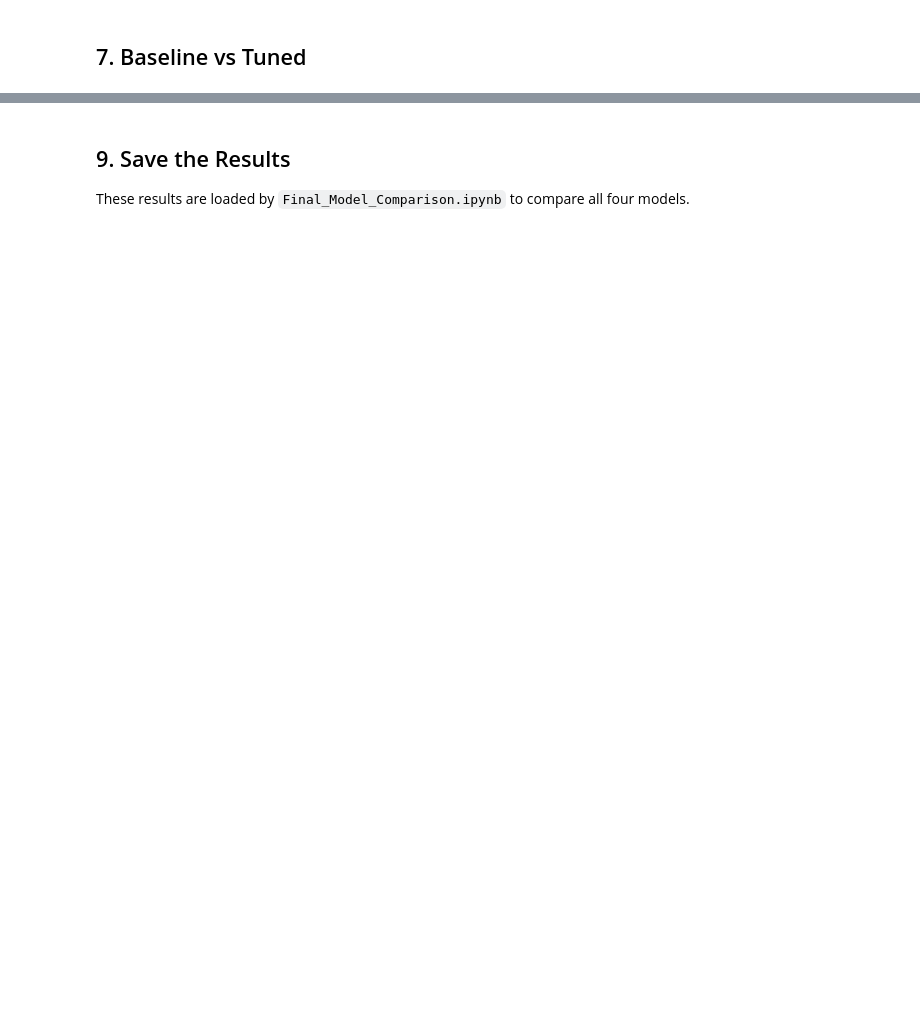
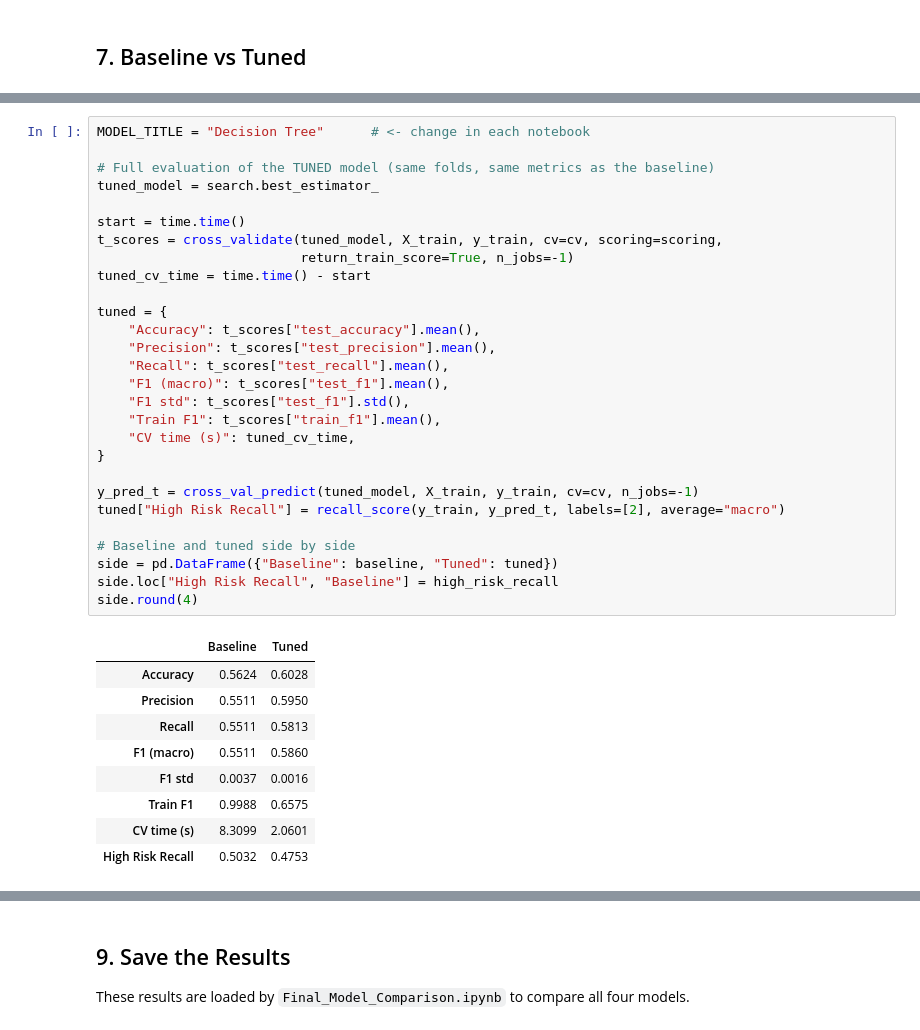
Before and after one commit to chanakaekanayaka/FDM_Airline_Delay_Project, a Jupyter notebook: Model_2_Decision_Tree.ipynb, the cells around one changed output, grey strips where cells are left out. Drawn from its saved outputs; the diff is of its cells as text; blank space fills up the shorter version.

```diff
--- a/Model_2_Decision_Tree.ipynb
+++ b/Model_2_Decision_Tree.ipynb
@@ -171 +189,39 @@ Improvement: +0.0337
 [figure]
+# %%
+MODEL_TITLE = "Decision Tree"      # <- change in each notebook
+
+# Full evaluation of the TUNED model (same folds, same metrics as the baseline)
+tuned_model = search.best_estimator_
+
+start = time.time()
+t_scores = cross_validate(tuned_model, X_train, y_train, cv=cv, scoring=scoring,
+                          return_train_score=True, n_jobs=-1)
+tuned_cv_time = time.time() - start
+
+tuned = {
+    "Accuracy": t_scores["test_accuracy"].mean(),
+    "Precision": t_scores["test_precision"].mean(),
+    "Recall": t_scores["test_recall"].mean(),
+    "F1 (macro)": t_scores["test_f1"].mean(),
+    "F1 std": t_scores["test_f1"].std(),
+    "Train F1": t_scores["train_f1"].mean(),
+    "CV time (s)": tuned_cv_time,
+}
+
+y_pred_t = cross_val_predict(tuned_model, X_train, y_train, cv=cv, n_jobs=-1)
+tuned["High Risk Recall"] = recall_score(y_train, y_pred_t, labels=[2], average="macro")
+
+# Baseline and tuned side by side
+side = pd.DataFrame({"Baseline": baseline, "Tuned": tuned})
+side.loc["High Risk Recall", "Baseline"] = high_risk_recall
+side.round(4)
+# %% [output]
+|  | Baseline | Tuned |
+| Accuracy | 0.5624 | 0.6028 |
+| Precision | 0.5511 | 0.5950 |
+| Recall | 0.5511 | 0.5813 |
+| F1 (macro) | 0.5511 | 0.5860 |
+| F1 std | 0.0037 | 0.0016 |
+| Train F1 | 0.9988 | 0.6575 |
+| CV time (s) | 8.3099 | 2.0601 |
+| High Risk Recall | 0.5032 | 0.4753 |
```
Also changed, not shown: parts of 9 cells of this notebook, 8 other files.
